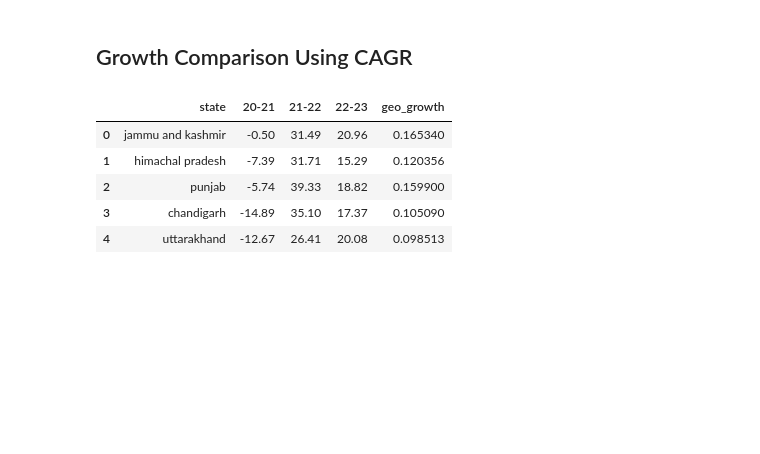
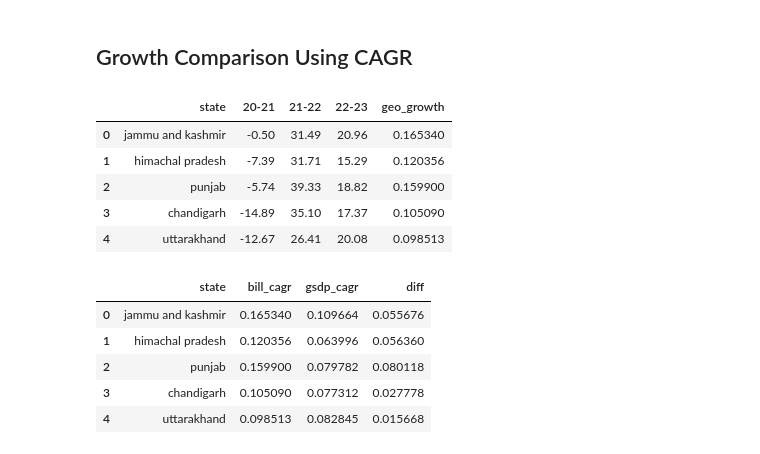
Before and after one commit to IamRaNo/india-logistics-hub-optimizer, a Jupyter notebook: jupyter notebooks/02_growth_gap_analysis.ipynb, the cells around one changed output. Drawn from its saved outputs; the diff is of its cells as text; code cells hidden in the pictures; blank space fills up the shorter version.

```diff
--- a/jupyter notebooks/02_growth_gap_analysis.ipynb
+++ b/jupyter notebooks/02_growth_gap_analysis.ipynb
@@ -171,4 +171,13 @@ comparison = bill.merge(gsdp, on='state',how='left')\
     .rename(columns={'geo_growth_x':'bill_cagr','geo_growth_y':'gsdp_cagr'})[['state','bill_cagr','gsdp_cagr']]
 # %%
 comparison['diff'] = comparison['bill_cagr']-comparison['gsdp_cagr']
+# %%
+comparison.head()
+# %% [output]
+|  | state | bill_cagr | gsdp_cagr | diff |
+| 0 | jammu and kashmir | 0.165340 | 0.109664 | 0.055676 |
+| 1 | himachal pradesh | 0.120356 | 0.063996 | 0.056360 |
+| 2 | punjab | 0.159900 | 0.079782 | 0.080118 |
+| 3 | chandigarh | 0.105090 | 0.077312 | 0.027778 |
+| 4 | uttarakhand | 0.098513 | 0.082845 | 0.015668 |
 # %%
```
Also changed, not shown: parts of 5 cells of this notebook, 1 other file.
